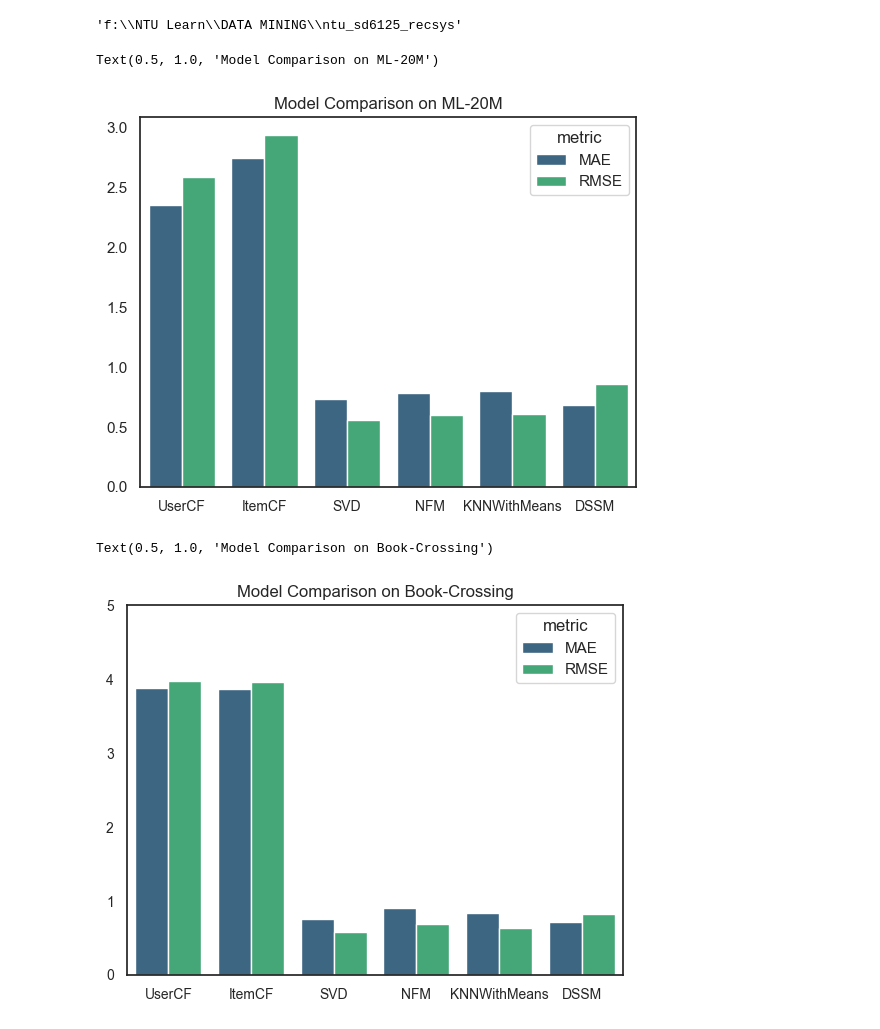
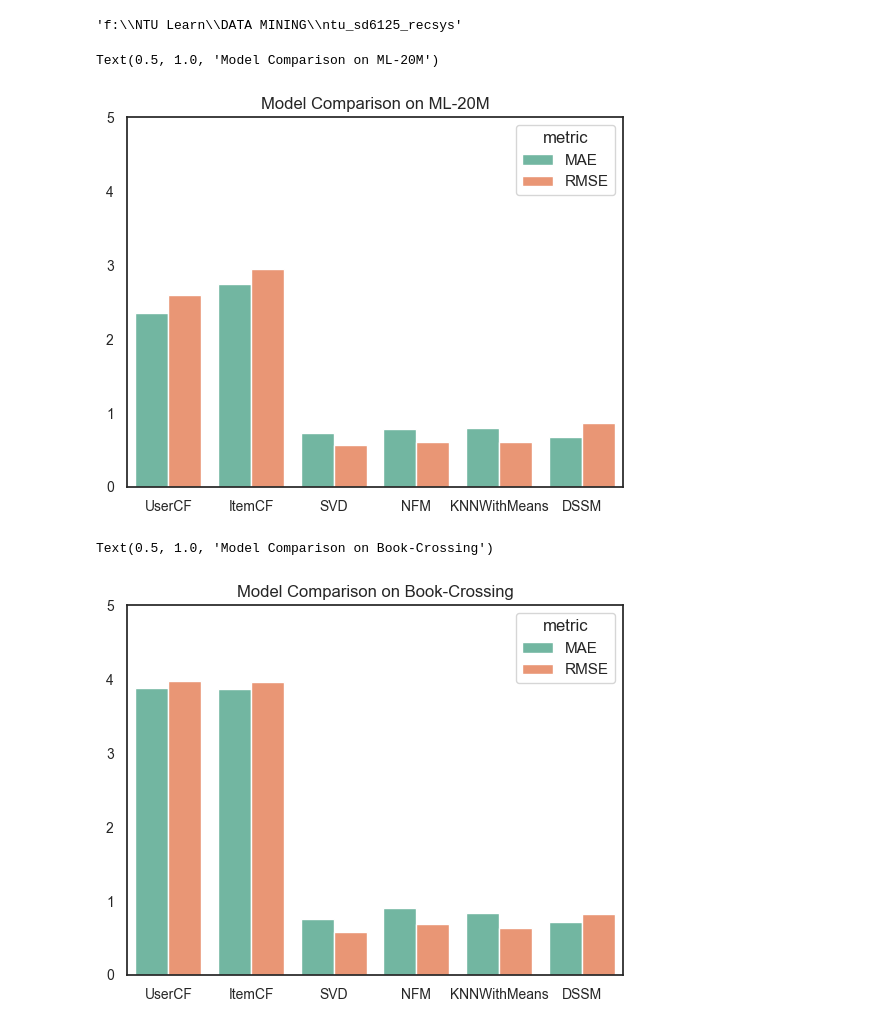
Before and after one commit to HoweChen0517/ntu_sd6125_recsys, a Jupyter notebook: notebook/data_visualization.ipynb, the cells around one changed output. Saved outputs shown, nothing was run; the diff lists cells and outputs as text; code cells hidden in the pictures.

Commit message:
ammend some figures

```diff
--- a/notebook/data_visualization.ipynb
+++ b/notebook/data_visualization.ipynb
@@ -139,21 +139,21 @@ ml_20m_results = pd.read_csv(r'output\result\test_results_ml_20m.csv')
 # %%
 sns.set(style='white')
 plt.figszie=(10,6)
-sns.barplot(x='model', y='error',hue='metric', data=ml_20m_results, palette='viridis')
+sns.barplot(x='model', y='error',hue='metric', data=ml_20m_results, palette='Set2')
 plt.xticks(fontsize=10)
 plt.yticks(range(0,6,1),fontsize=10)
 plt.ylabel('')
 plt.xlabel('')
 plt.title('Model Comparison on ML-20M')
 # %% [output]
 Text(0.5, 1.0, 'Model Comparison on ML-20M')
-[figure, old version]
+[figure, new version]
 # %%
 book_crossing_results = pd.read_csv(r'output\result\test_results_book_crossing.csv')
 # %%
 # sns.set(style='whitegrid')
 plt.figszie=(10,6)
-sns.barplot(x='model', y='error',hue='metric', data=book_crossing_results, palette='viridis')
+sns.barplot(x='model', y='error',hue='metric', data=book_crossing_results, palette='Set2')
 plt.xticks(fontsize=10)
 plt.yticks(range(0,6,1),fontsize=10)
 plt.ylabel('')
@@ -161,4 +161,4 @@ plt.xlabel('')
 plt.title('Model Comparison on Book-Crossing')
 # %% [output]
 Text(0.5, 1.0, 'Model Comparison on Book-Crossing')
-[figure, old version]
+[figure, new version]
```
Also changed, not shown: parts of 2 cells of this notebook, 1 other file.
